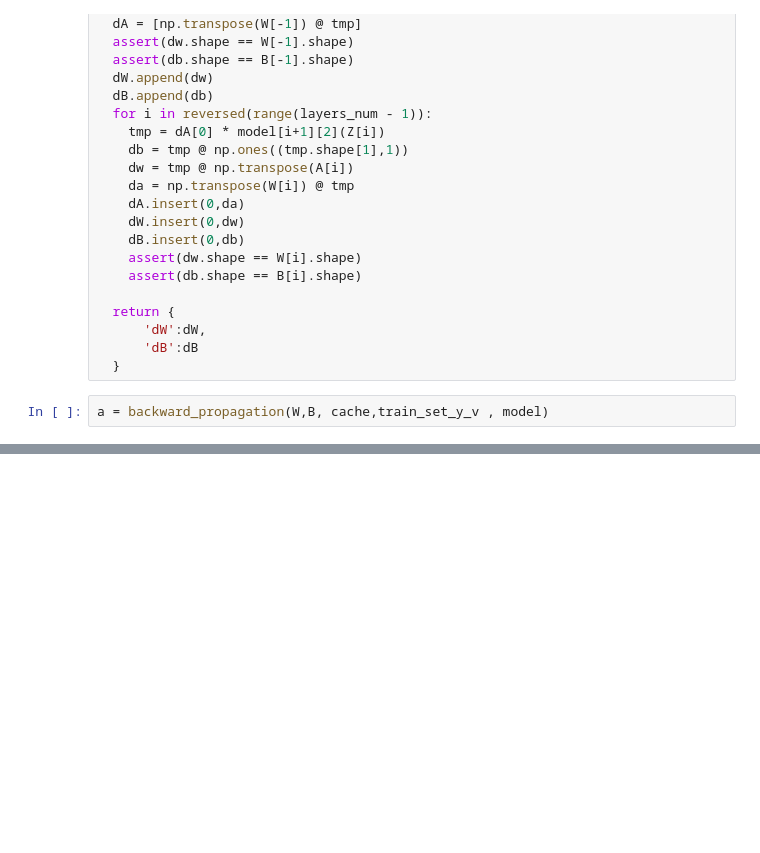
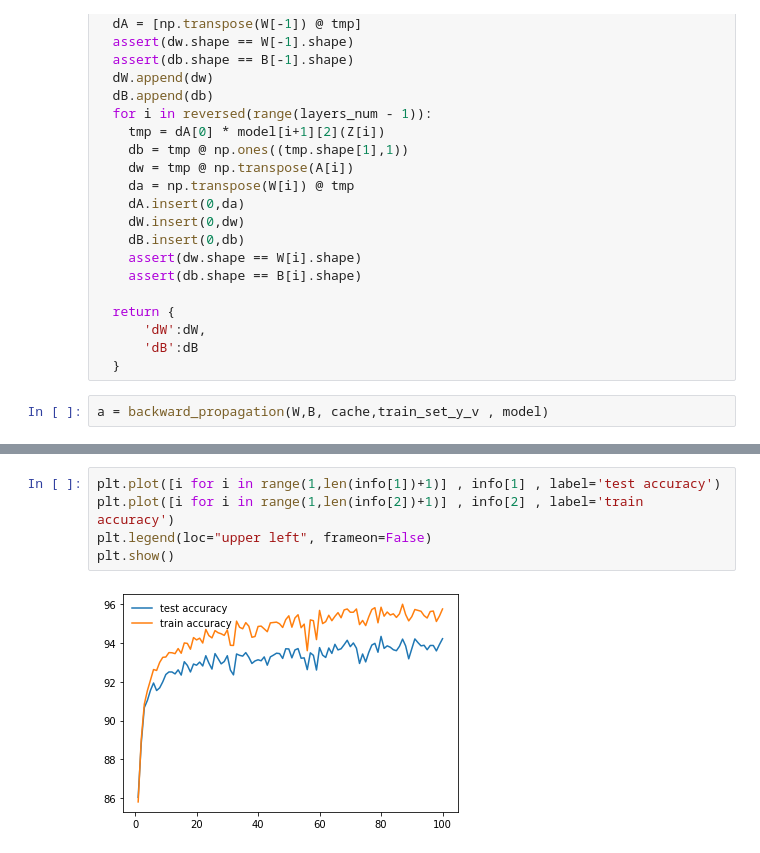
Before and after one commit to AlirezaAK2000/digit_recognizer, a Jupyter notebook: AI_First_Project.ipynb, the cells around one changed output, grey strips where cells are left out. Saved outputs shown, nothing was run; the diff lists cells and outputs as text; blank space fills up the shorter version.

```diff
--- a/AI_First_Project.ipynb
+++ b/AI_First_Project.ipynb
@@ -244,0 +288,7 @@ test accuracy: 93.51
+# %%
+plt.plot([i for i in range(1,len(info[1])+1)] , info[1] , label='test accuracy')
+plt.plot([i for i in range(1,len(info[2])+1)] , info[2] , label='train accuracy')
+plt.legend(loc="upper left", frameon=False)
+plt.show()
+# %% [output]
+[figure, added]
```
Also changed, not shown: parts of 6 cells of this notebook.
